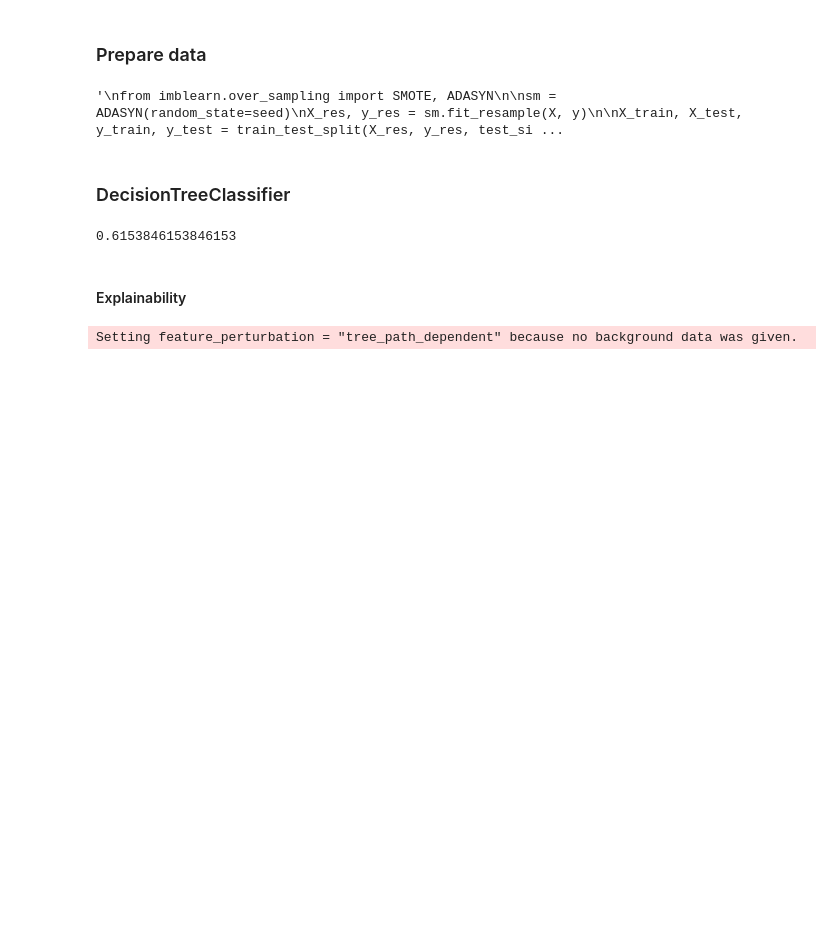
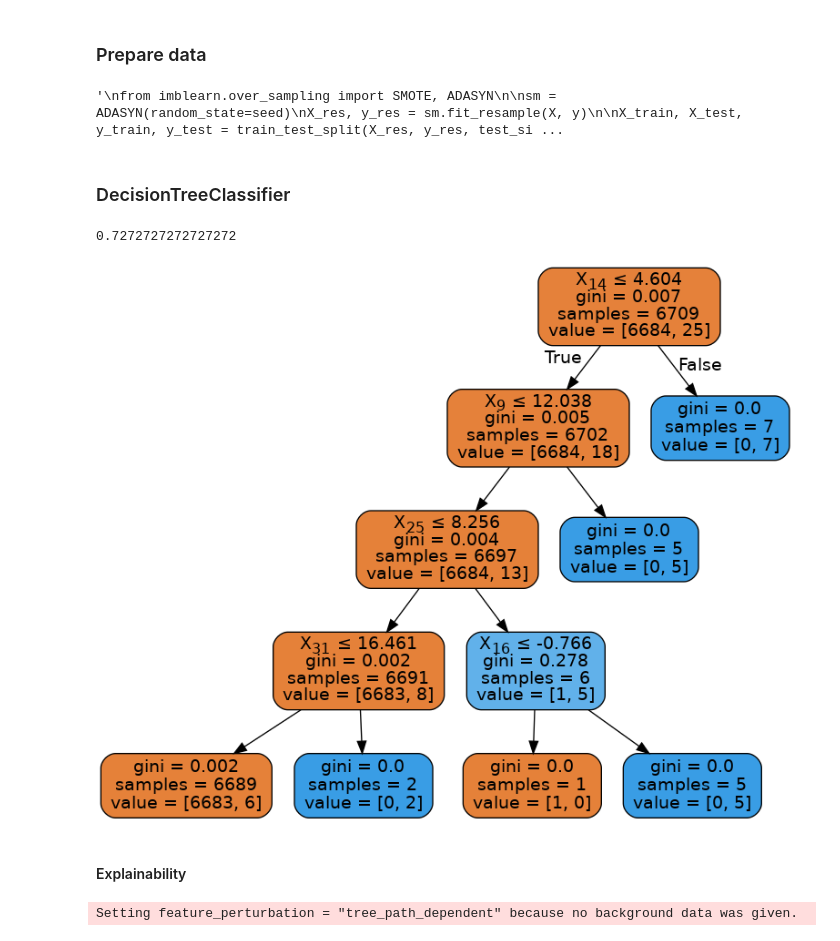
Before and after one commit to xetxezarreta/explainable_anomaly_detection, a Jupyter notebook: oscar_ad.ipynb, the cells around one changed output. Saved outputs shown, nothing was run; the diff lists cells and outputs as text; code cells hidden in the pictures; blank space fills up the shorter version.

```diff
--- a/oscar_ad.ipynb
+++ b/oscar_ad.ipynb
@@ -61,15 +61,28 @@ y_res.value_counts()
 # %% [markdown]
 ### DecisionTreeClassifier
 # %%
+from sklearn import tree
 from sklearn.tree import DecisionTreeClassifier
 from sklearn.metrics import f1_score
 
-dt_model = DecisionTreeClassifier(max_depth=10, random_state=0).fit(X_train, y_train)
+dt_model = DecisionTreeClassifier(max_depth=4, random_state=0).fit(X_train, y_train)
 y_pred = dt_model.predict(X_test)
 
 f1_score(y_test, y_pred)
 # %% [output]
-0.6153846153846153
+0.7272727272727272
+# %%
+from sklearn.externals.six import StringIO
+from IPython.display import Image
+from sklearn.tree import export_graphviz
+import pydotplus
+
+dot_data = StringIO()
+export_graphviz(dt_model, out_file=dot_data, filled=True, rounded=True, special_characters=True)
+graph = pydotplus.graph_from_dot_data(dot_data.getvalue())
+Image(graph.create_png())
+# %% [output]
+[figure, added]
 # %% [markdown]
 #### Explainability
 # %%
```
